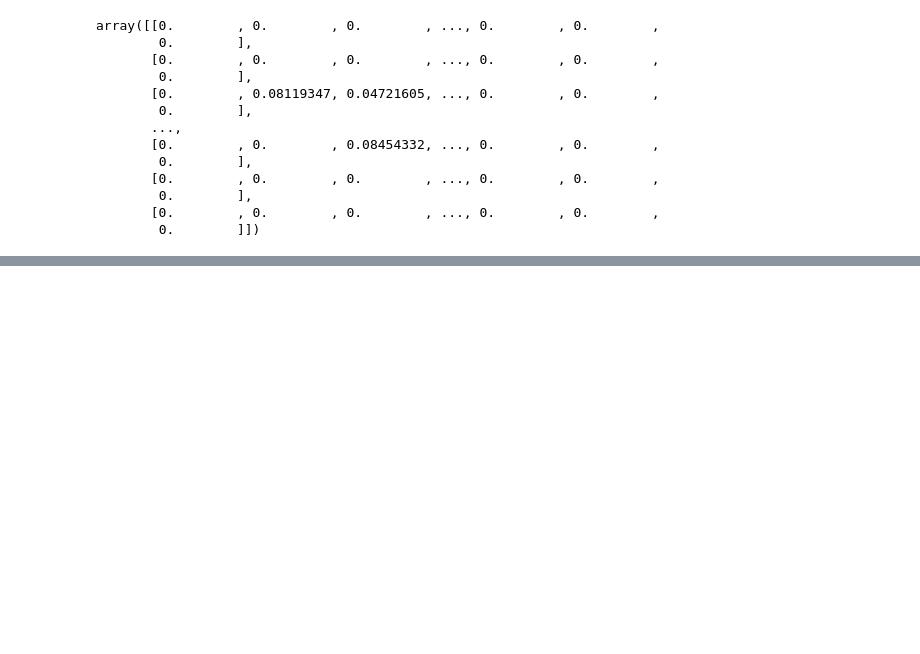
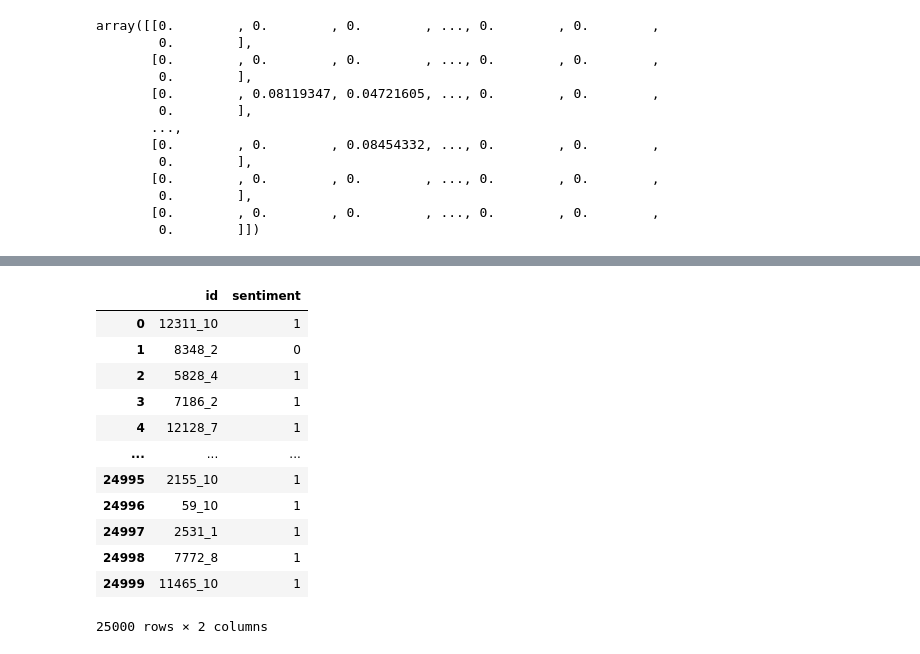
Before and after one commit to akash1309/Bag-Of-Words-Meets-Bags-of-Popcorn, a Jupyter notebook: Movie_Review.ipynb, the cells around one changed output, grey strips where cells are left out. Cells and saved outputs as stored; diff of their text form; code cells hidden in the pictures; blank space fills up the shorter version.

```diff
--- a/Movie_Review.ipynb
+++ b/Movie_Review.ipynb
@@ -244,0 +257,2 @@ array([[0.        , 0.        , 0.        , ..., 0.        , 0.        ,
+# %%
+rf_clf.fit(X_train,y_train)
@@ -244,0 +284,2 @@ array([[0.        , 0.        , 0.        , ..., 0.        , 0.        ,
+# %%
+y_pred = rf_clf.predict(X_test)
@@ -244,0 +290,5 @@ array([[0.        , 0.        , 0.        , ..., 0.        , 0.        ,
+# %%
+# putting result in submission file
+
+submission_file = pd.read_csv('drive/My Drive/Pytorch_DataSet/Bag Of Words Meets Bags of popcorn/sampleSubmission.csv')
+submission_file.head()
@@ -244,0 +302,18 @@ array([[0.        , 0.        , 0.        , ..., 0.        , 0.        ,
+# %%
+submission_file['sentiment'] = y_pred
+# %%
+submission_file
+# %% [output]
+|  | id | sentiment |
+| 0 | 12311_10 | 1 |
+| 1 | 8348_2 | 0 |
+| 2 | 5828_4 | 1 |
+| 3 | 7186_2 | 1 |
+| 4 | 12128_7 | 1 |
+| ... | ... | ... |
+| 24995 | 2155_10 | 1 |
+| 24996 | 59_10 | 1 |
+| 24997 | 2531_1 | 1 |
+| 24998 | 7772_8 | 1 |
+| 24999 | 11465_10 | 1 |
+25000 rows × 2 columns
```
Also changed, not shown: parts of 15 cells of this notebook.
